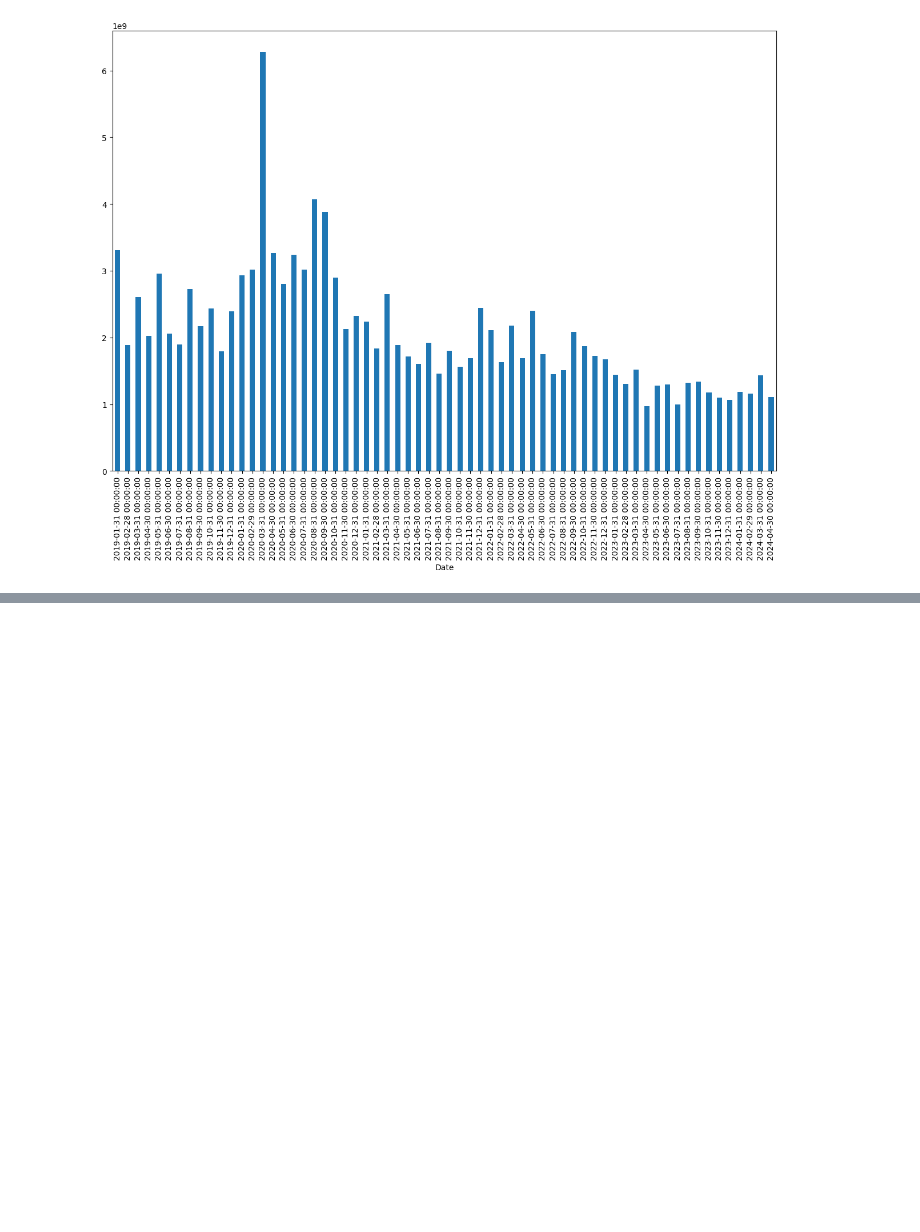
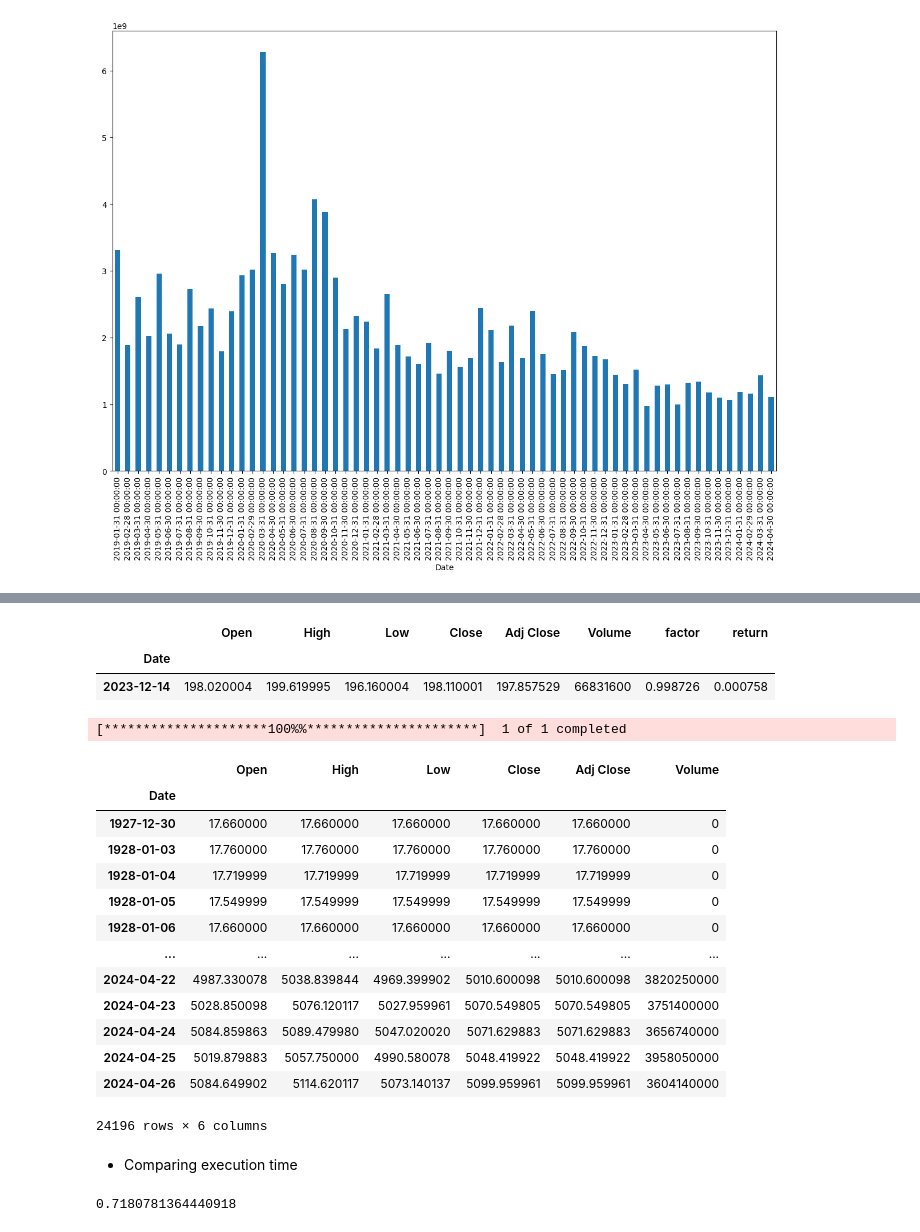
Before and after one commit to TAgKyaw/data_analysis_projects, a Jupyter notebook: financial_data_analysis/applied_financial_analysis.ipynb, the cells around one changed output, grey strips where cells are left out. Drawn from its saved outputs; the diff is of its cells as text; code cells hidden in the pictures; blank space fills up the shorter version.

Commit message:
Calculating stock returns

```diff
--- a/financial_data_analysis/applied_financial_analysis.ipynb
+++ b/financial_data_analysis/applied_financial_analysis.ipynb
@@ -511,0 +528,6 @@ data.loc['2019-01-01':].resample('ME').sum().Volume.plot(kind='bar')
+# %%
+from_19.nlargest(1,'High')
+# %% [output]
+|  | Open | High | Low | Close | Adj Close | Volume | factor | return |
+| Date |  |  |  |  |  |  |  |  |
+| 2023-12-14 | 198.020004 | 199.619995 | 196.160004 | 198.110001 | 197.857529 | 66831600 | 0.998726 | 0.000758 |
@@ -511,0 +536,23 @@ data.loc['2019-01-01':].resample('ME').sum().Volume.plot(kind='bar')
+# %%
+GSPC_data = yf.download('^GSPC')
+# %% [output]
+[*********************100%%**********************]  1 of 1 completed
+# %%
+GSPC_data
+# %% [output]
+|  | Open | High | Low | Close | Adj Close | Volume |
+| Date |  |  |  |  |  |  |
+| 1927-12-30 | 17.660000 | 17.660000 | 17.660000 | 17.660000 | 17.660000 | 0 |
+| 1928-01-03 | 17.760000 | 17.760000 | 17.760000 | 17.760000 | 17.760000 | 0 |
+| 1928-01-04 | 17.719999 | 17.719999 | 17.719999 | 17.719999 | 17.719999 | 0 |
+| 1928-01-05 | 17.549999 | 17.549999 | 17.549999 | 17.549999 | 17.549999 | 0 |
+| 1928-01-06 | 17.660000 | 17.660000 | 17.660000 | 17.660000 | 17.660000 | 0 |
+| ... | ... | ... | ... | ... | ... | ... |
+| 2024-04-22 | 4987.330078 | 5038.839844 | 4969.399902 | 5010.600098 | 5010.600098 | 3820250000 |
+| 2024-04-23 | 5028.850098 | 5076.120117 | 5027.959961 | 5070.549805 | 5070.549805 | 3751400000 |
+| 2024-04-24 | 5084.859863 | 5089.479980 | 5047.020020 | 5071.629883 | 5071.629883 | 3656740000 |
+| 2024-04-25 | 5019.879883 | 5057.750000 | 4990.580078 | 5048.419922 | 5048.419922 | 3958050000 |
+| 2024-04-26 | 5084.649902 | 5114.620117 | 5073.140137 | 5099.959961 | 5099.959961 | 3604140000 |
+24196 rows × 6 columns
+# %% [markdown]
+- Comparing execution time
@@ -511,0 +569,4 @@ data.loc['2019-01-01':].resample('ME').sum().Volume.plot(kind='bar')
+# %%
+timedelta_iter
+# %% [output]
+0.7180781364440918
```
Also changed, not shown: parts of 16 cells of this notebook.
